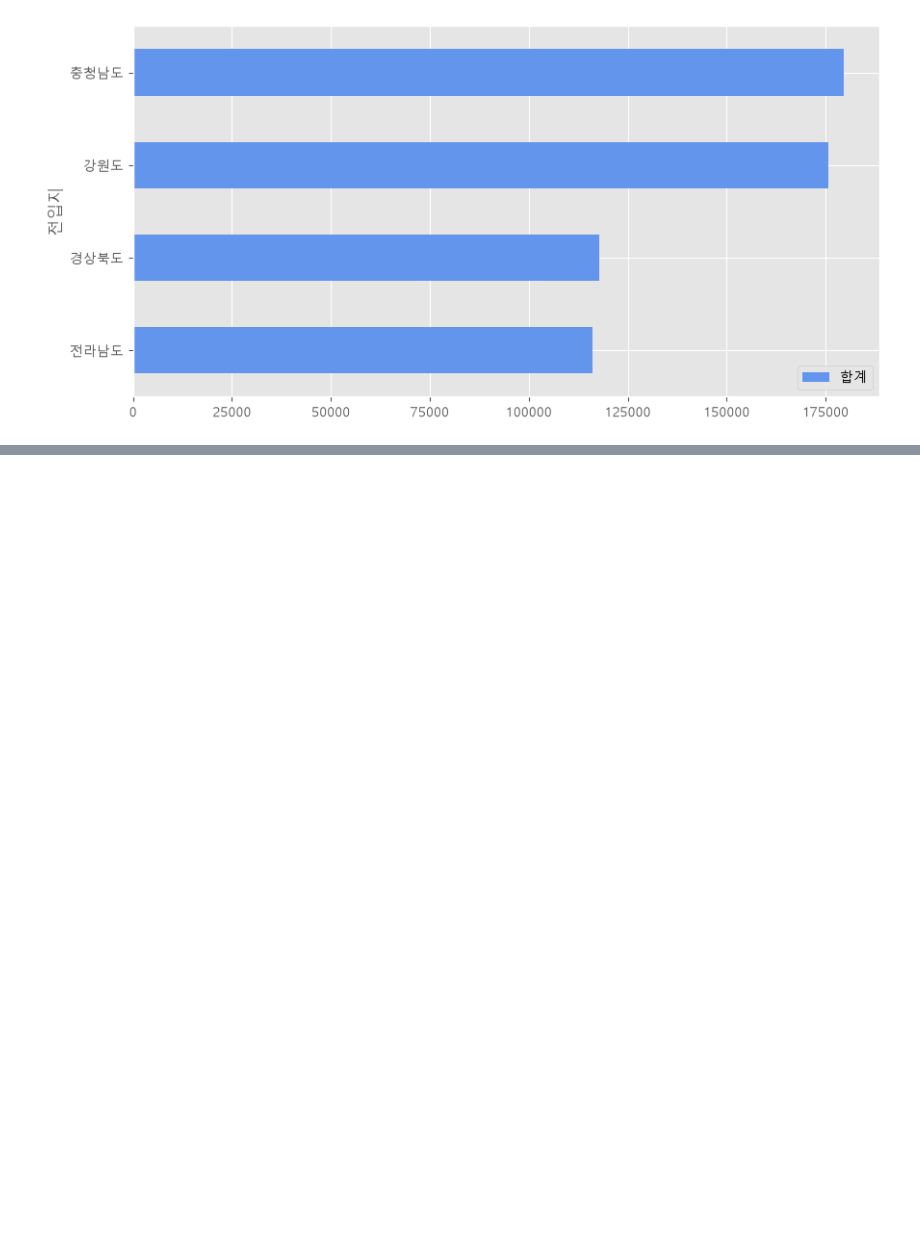
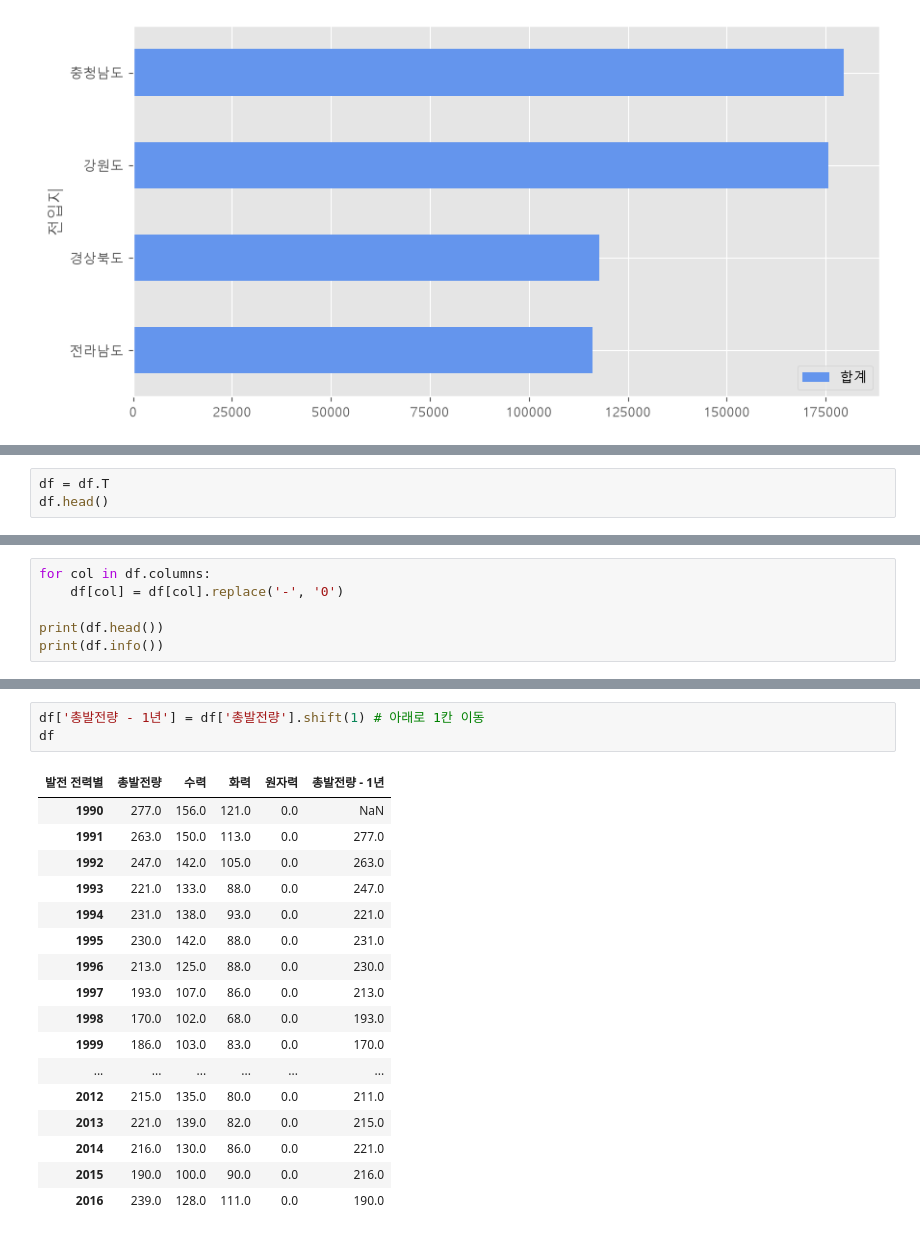
Before and after one commit to ChaeYeongJi/18_data_analytics, a Jupyter notebook: 01_matplotlib.ipynb, the cells around one changed output, grey strips where cells are left out. Saved outputs shown, nothing was run; the diff lists cells and outputs as text; blank space fills up the shorter version.

```diff
--- a/01_matplotlib.ipynb
+++ b/01_matplotlib.ipynb
@@ -606,0 +650,3 @@ plt.show()
+# %%
+df = df.T
+df.head()
@@ -606,0 +660,6 @@ plt.show()
+# %%
+for col in df.columns:
+    df[col] = df[col].replace('-', '0')
+
+print(df.head())
+print(df.info())
@@ -606,0 +710,21 @@ plt.show()
+# %%
+df['총발전량 - 1년'] = df['총발전량'].shift(1) # 아래로 1칸 이동
+df
+# %% [output]
+| 발전 전력별 | 총발전량 | 수력 | 화력 | 원자력 | 총발전량 - 1년 |
+| 1990 | 277.0 | 156.0 | 121.0 | 0.0 | NaN |
+| 1991 | 263.0 | 150.0 | 113.0 | 0.0 | 277.0 |
+| 1992 | 247.0 | 142.0 | 105.0 | 0.0 | 263.0 |
+| 1993 | 221.0 | 133.0 | 88.0 | 0.0 | 247.0 |
+| 1994 | 231.0 | 138.0 | 93.0 | 0.0 | 221.0 |
+| 1995 | 230.0 | 142.0 | 88.0 | 0.0 | 231.0 |
+| 1996 | 213.0 | 125.0 | 88.0 | 0.0 | 230.0 |
+| 1997 | 193.0 | 107.0 | 86.0 | 0.0 | 213.0 |
+| 1998 | 170.0 | 102.0 | 68.0 | 0.0 | 193.0 |
+| 1999 | 186.0 | 103.0 | 83.0 | 0.0 | 170.0 |
+| ... | ... | ... | ... | ... | ... |
+| 2012 | 215.0 | 135.0 | 80.0 | 0.0 | 211.0 |
+| 2013 | 221.0 | 139.0 | 82.0 | 0.0 | 215.0 |
+| 2014 | 216.0 | 130.0 | 86.0 | 0.0 | 221.0 |
+| 2015 | 190.0 | 100.0 | 90.0 | 0.0 | 216.0 |
+| 2016 | 239.0 | 128.0 | 111.0 | 0.0 | 190.0 |
```
Also changed, not shown: parts of 9 cells of this notebook, 1 other file.
